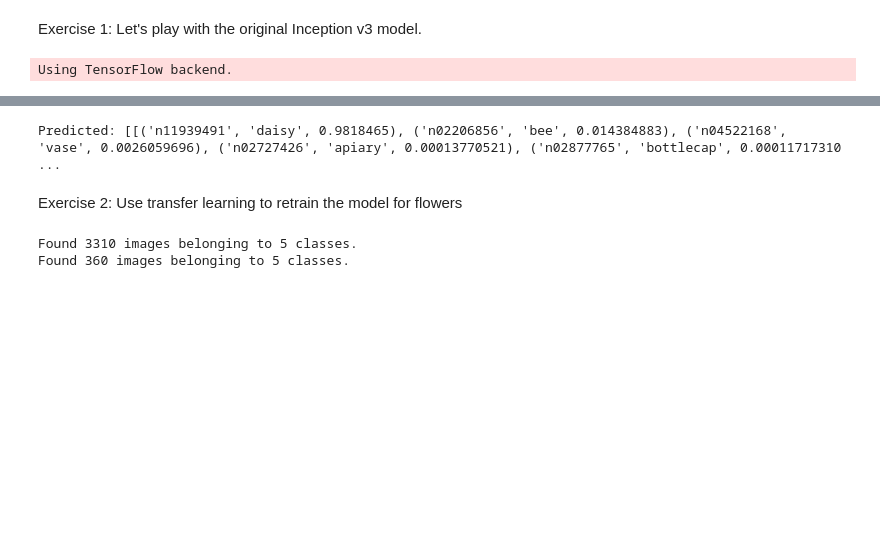
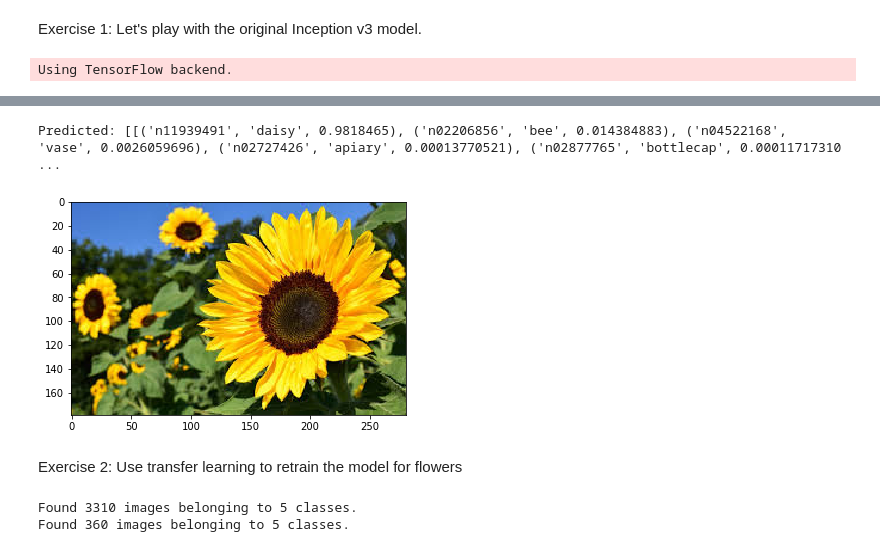
Before and after one commit to nzhou/keras_image_tutorial, a Jupyter notebook: Keras-tutorial.ipynb, the cells around one changed output, grey strips where cells are left out. Saved outputs shown, nothing was run; the diff lists cells and outputs as text; code cells hidden in the pictures; blank space fills up the shorter version.

```diff
--- a/Keras-tutorial.ipynb
+++ b/Keras-tutorial.ipynb
@@ -103,8 +107,10 @@ Predicted: [[('n11939491', 'daisy', 0.96190333), ('n03991062', 'pot', 0.0200659)
 # %%
+imshow(imread('data/flower_photos/test/2.jpg'))
 result = test_one_image('data/flower_photos/test/2.jpg', img_width, img_height, model)
 print('Predicted:', decode_predictions(result))
 # %% [output]
 Predicted: [[('n11939491', 'daisy', 0.9818465), ('n02206856', 'bee', 0.014384883), ('n04522168', 'vase', 0.0026059696), ('n02727426', 'apiary', 0.00013770521), ('n02877765', 'bottlecap', 0.00011717310 ...
+[figure, added]
 # %% [markdown]
 Exercise 2: Use transfer learning to retrain the model for flowers
 # %%
```
Also changed, not shown: parts of 13 cells of this notebook.
